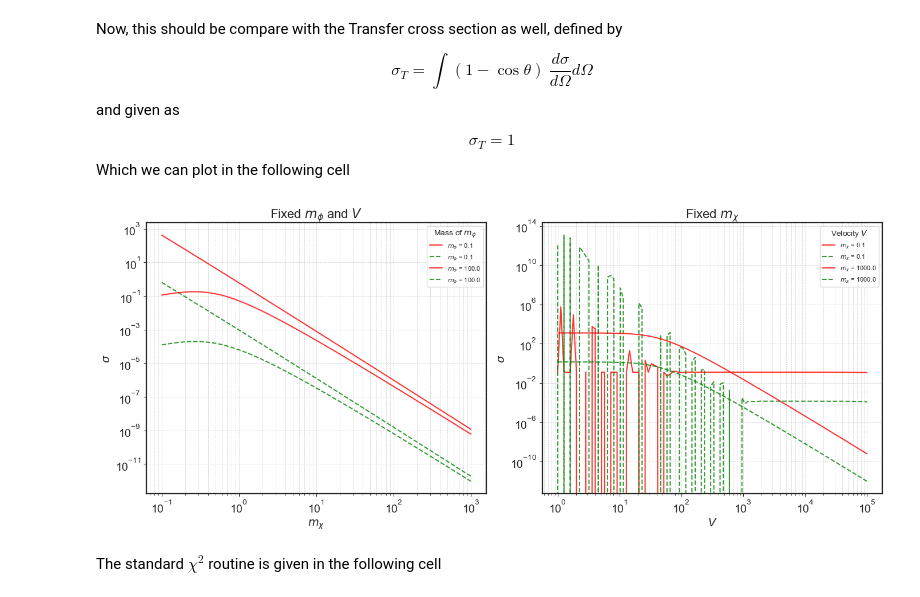
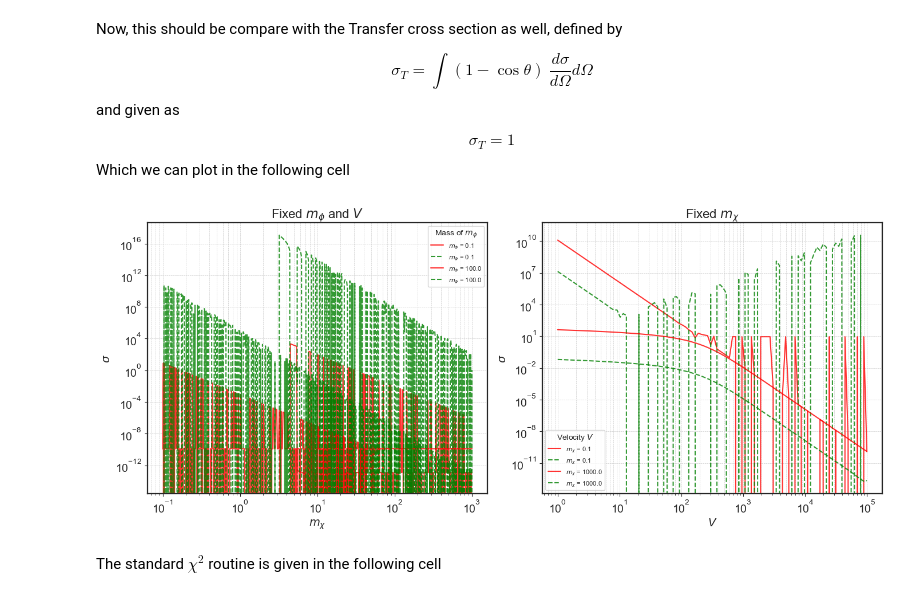
Before and after one commit to nigomezcr/Leptophilic-Atlas-Repo, a Jupyter notebook: Chi2-Fits.ipynb, the cells around one changed output. Saved outputs shown, nothing was run; the diff lists cells and outputs as text; code cells hidden in the pictures.

```diff
--- a/Chi2-Fits.ipynb
+++ b/Chi2-Fits.ipynb
@@ -21,7 +21,7 @@ where $w = 300 \times (M/10~\mathrm{MeV})(10~\mathrm{GeV}/m_{\chi}) ~\mathrm{km/
 
 This is written in the code below:
 # %%
-def sigmaviscosity(mchi, mphi, V):
+def sigmaviscosity(V, mchi, mphi):
     alphax = 0.007
     w  = 300*(mphi/(10))*(10/(mchi))
     st = (275.73)*(alphax/0.01)**2*(mchi/10.0)*(10.0/(mphi))**(4)
@@ -45,7 +45,7 @@ fig, axs = plt.subplots(1, 2, figsize=(14, 6), sharey=True)
 
 # Plot on both subplots
 for i, M in enumerate(mphi_values):
-    sigmaV_values_left = [sigmaviscosity(mchi, M, 10) for mchi in mchi_values]
+    sigmaV_values_left = [sigmaviscosity(10, mchi, M) for mchi in mchi_values]
     axs[0].plot(mchi_values, sigmaV_values_left, label=f'$M$ = {V:.0f} MeV', color=colors[i], alpha=0.8)
 
 axs[0].set_xscale('log')
@@ -91,7 +92,7 @@ $$
 $$
 Which we can plot in the following cell
 # %%
-def sigmatransfer(mchi, mphi, V):
+def sigmatransfer(V, mchi, mphi):
     alphax = 0.3
     w = 300 * (mphi / 10) * (10 / mchi)
     st = (275.73) * (alphax / 1e-2) ** 2 * (mchi / 10) * (10 / mphi) ** (4)
@@ -119,34 +120,34 @@ for i, mphi in enumerate([mphi_values[0], mphi_values[-1]]):
     plt.plot(mchi_values, sigmaV_values, label=f'$m_\\phi$ = {mphi}', color='green', alpha=0.8, linestyle='--')
 
 plt.xscale('log')
 plt.yscale('log')
 plt.xlabel(r'$m_{\chi}$', fontsize=14)
 plt.ylabel(r'$\sigma$', fontsize=14)
 plt.title('Fixed $m_\\phi$ and $V$', fontsize=16)
 plt.grid(True, which="both", ls="--", linewidth=0.5)
 plt.legend(title='Mass of $m_{\phi}$', fontsize=8, title_fontsize=10)
 
 # Right subplot
 plt.subplot(1, 2, 2)
 for i, mchi in enumerate([mchi_values[0], mchi_values[-1]]):
     sigmaV_values = [sigmaviscosity(mchi, mphi_values[-1], V) for V in V_values]
     sigmat_values = [sigmatransfer(mchi, mphi_values[-1], V) for V in V_values]
 
     plt.plot(V_values, sigmat_values, label=f'$m_\\chi$ = {mchi}', color='red', alpha=0.8)
     plt.plot(V_values, sigmaV_values, label=f'$m_\\chi$ = {mchi}', color='green', alpha=0.8, linestyle='--')
 
 plt.xscale('log')
 plt.yscale('log')
 plt.xlabel(r'$V$', fontsize=14)
 plt.ylabel(r'$\sigma$', fontsize=14)
 plt.title('Fixed $m_\\chi$', fontsize=16)
 plt.grid(True, which="both", ls="--", linewidth=0.5)
 plt.legend(title='Velocity $V$', fontsize=8, title_fontsize=10)
 
 plt.tight_layout()
 plt.show()
 # %% [output]
-[figure, old version]
+[figure, new version]
 # %% [markdown]
 The standard $\chi^2$ routine is given in the following cell
 # %%
```
Also changed, not shown: parts of 10 cells of this notebook, 5 other files.
